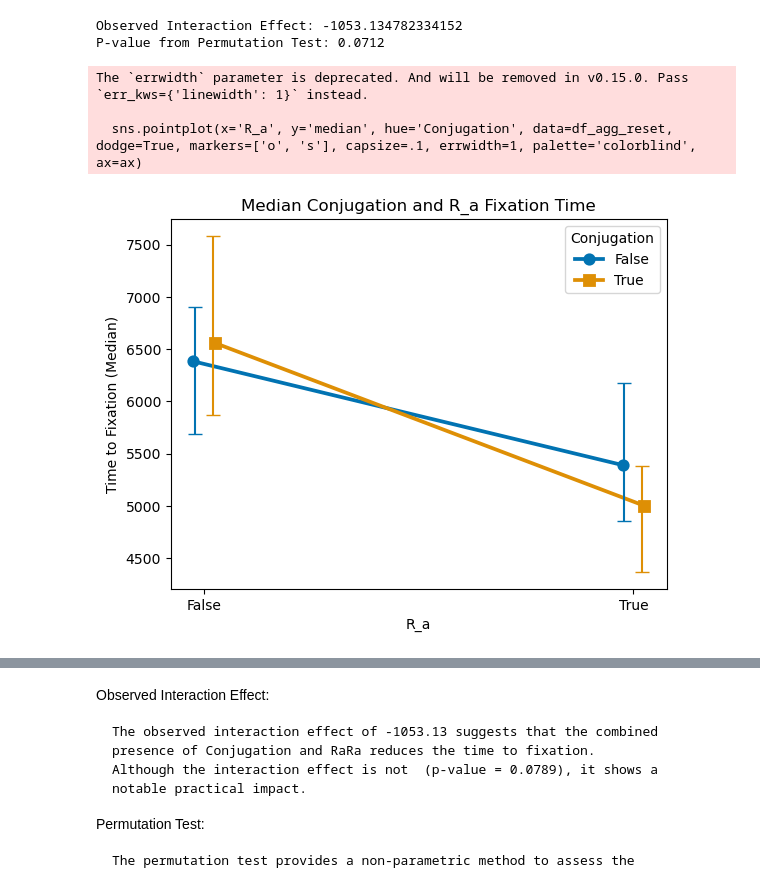
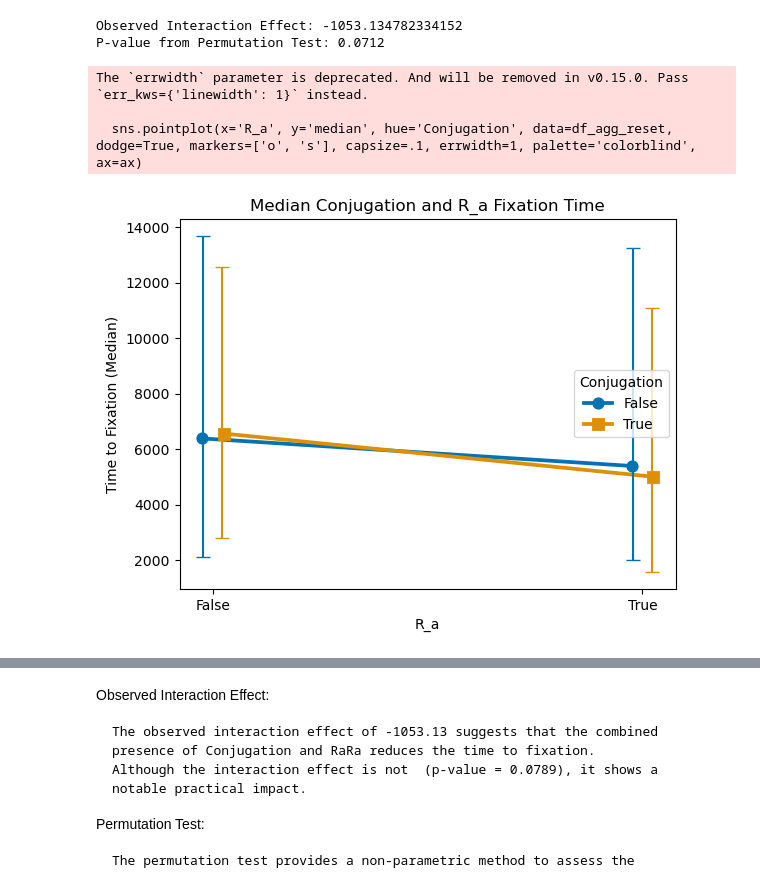
Before and after one commit to Frood-for-Thought/Bac_Evol_SSA, a Jupyter notebook: Experiment 1 - Testing Fixation Time/Relative_Analysis.ipynb, the cells around one changed output, grey strips where cells are left out. Saved outputs shown, nothing was run; the diff lists cells and outputs as text; code cells hidden in the pictures.

```diff
--- a/Experiment 1 - Testing Fixation Time/Relative_Analysis.ipynb
+++ b/Experiment 1 - Testing Fixation Time/Relative_Analysis.ipynb
@@ -221,35 +221,41 @@ def bootstrapped_median_with_confidence(data):
     ci_lower = np.percentile(bootstrapped_medians, 2.5)
     # calculates the 97.5th percentile of the bootstrap medians, representing the upper bound of the 95% confidence interval.
     ci_upper = np.percentile(bootstrapped_medians, 97.5)
+    return pd.Series([median, ci_lower, ci_upper], index=['median', 'ci_lower', 'ci_upper'])
+
+def median_with_confidence(data):
+    median = np.median(data)
+    # Calculate confidence intervals directly from the data using the mstats.mquantiles method
+    ci_lower, ci_upper = mstats.mquantiles(data, prob=[0.025, 0.975])
     return pd.Series([median, ci_lower, ci_upper], index=['median', 'ci_lower', 'ci_upper'])
 
 # Apply custom aggregation function
 df_agg = df_melted.groupby(['Conjugation', 'R_a'])['Time'].apply(median_with_confidence).unstack()
 
 # Prepare data for plotting
 df_agg_reset = df_agg.reset_index()
 
 # Plot the interaction plot
 fig, ax = plt.subplots()
 sns.pointplot(x='R_a', y='median', hue='Conjugation', data=df_agg_reset, dodge=True, markers=['o', 's'], capsize=.1, errwidth=1, palette='colorblind', ax=ax)
 # Error Bars
 # Add error bars manually
 palette = sns.color_palette('colorblind')
 for i, hue in enumerate(df_agg_reset['Conjugation'].unique()):
     # hue is True, False
     hue_data = df_agg_reset[df_agg_reset['Conjugation'] == hue]
-    ax.errorbar(x=np.arange(len(hue_data)) - 0.022 + 0.042*i, y=hue_data['median'], # (x, y) coordinate for error bars
+    ax.errorbar(x=np.arange(len(hue_data)) - 0.022 + 0.044*i, y=hue_data['median'], # (x, y) coordinate for error bars
                 yerr=[hue_data['median'] - hue_data['ci_lower'], hue_data['ci_upper'] - hue_data['median']], # Error bar length
                 fmt='none', c=palette[i], capsize=5, label=f'{hue}') # palette[i] chooses colour 0 then colour 1 for each error bar.
 
 ax.set_title('Median Conjugation and R_a Fixation Time')
 ax.set_ylabel('Time to Fixation (Median)')
 plt.show()
 # %% [output]
 The `errwidth` parameter is deprecated. And will be removed in v0.15.0. Pass `err_kws={'linewidth': 1}` instead.
 
   sns.pointplot(x='R_a', y='median', hue='Conjugation', data=df_agg_reset, dodge=True, markers=['o', 's'], capsize=.1, errwidth=1, palette='colorblind', ax=ax)
-[figure, old version]
+[figure, new version]
 # %%
 # Visualization: Interaction plot
 interaction_plot = sns.pointplot(x='R_a', y='Time', hue='Conjugation', data=df_melted, dodge=False, markers=['o', 's'], capsize=.1, errwidth=1, palette='colorblind')
```
Also changed, not shown: parts of 2 cells of this notebook.
